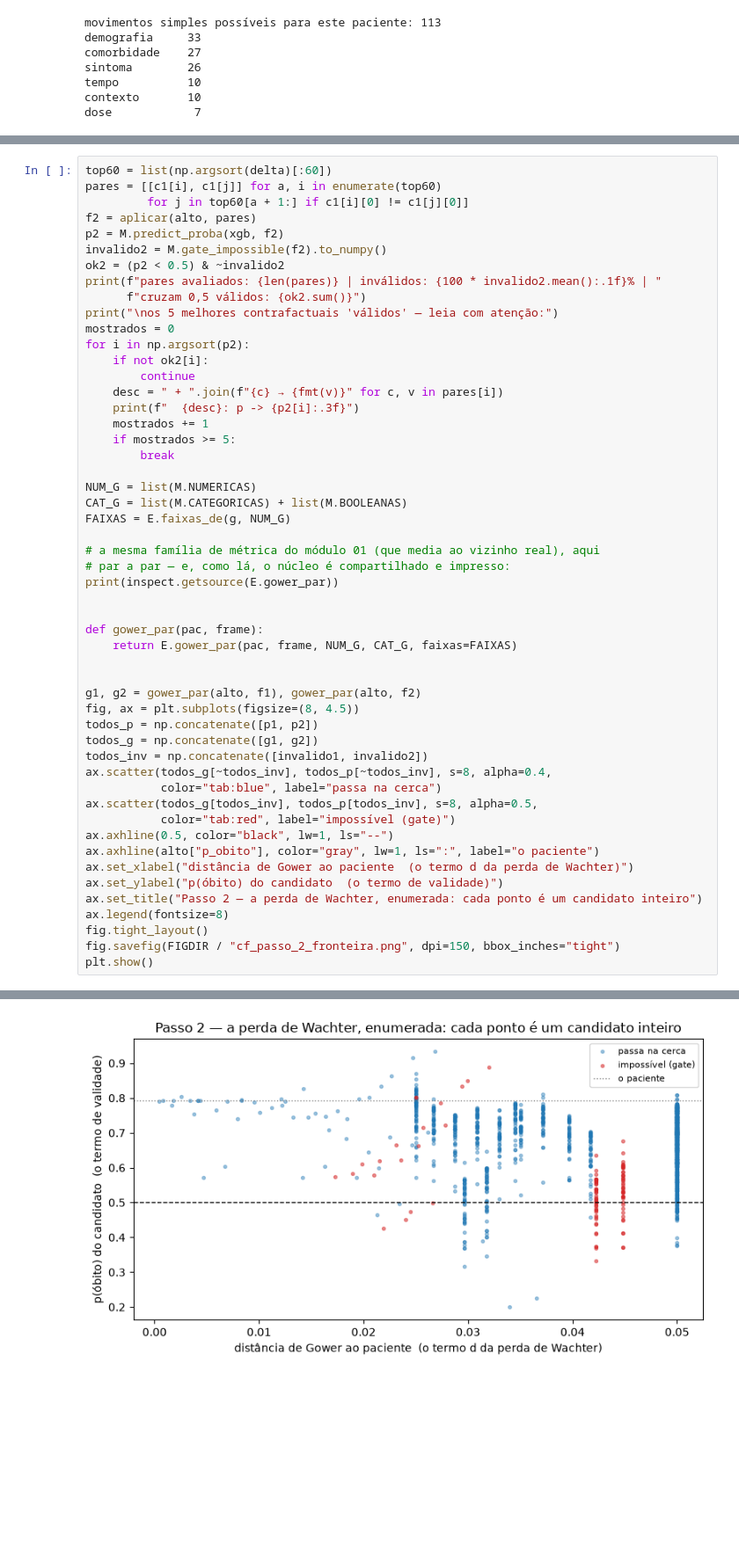
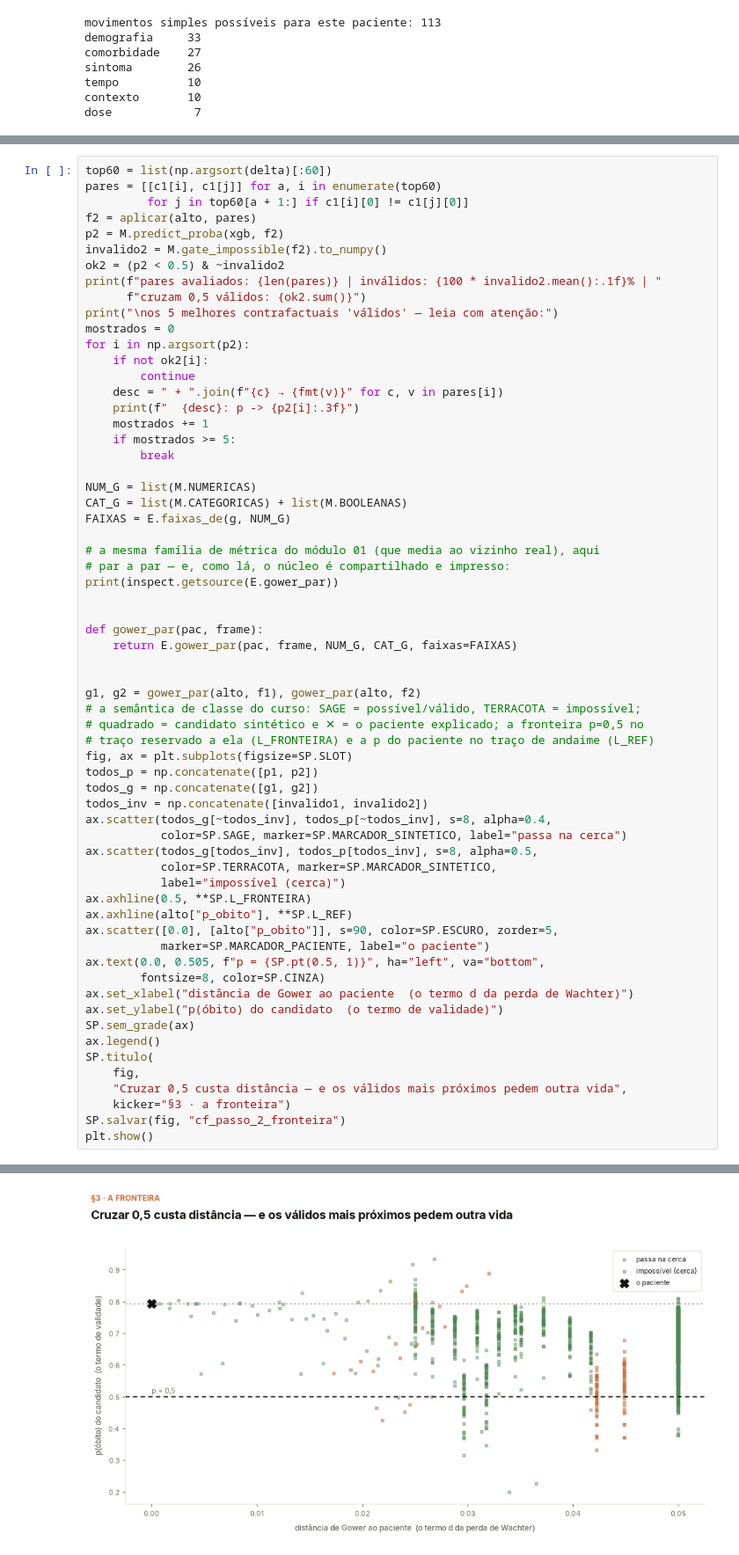
Before and after one commit to wbendinelli/interpretable-ml-lectures, a Jupyter notebook: modules/04-counterfactual/notebooks/cf_walkthrough.ipynb, the cells around one changed output, grey strips where cells are left out. Shown at 88% size. Cells and saved outputs as stored; diff of their text form; blank space fills up the shorter version.

```diff
--- a/modules/04-counterfactual/notebooks/cf_walkthrough.ipynb
+++ b/modules/04-counterfactual/notebooks/cf_walkthrough.ipynb
@@ -334,22 +378,33 @@ def gower_par(pac, frame):
 
 
 g1, g2 = gower_par(alto, f1), gower_par(alto, f2)
-fig, ax = plt.subplots(figsize=(8, 4.5))
+# a semântica de classe do curso: SAGE = possível/válido, TERRACOTA = impossível;
+# quadrado = candidato sintético e ✕ = o paciente explicado; a fronteira p=0,5 no
+# traço reservado a ela (L_FRONTEIRA) e a p do paciente no traço de andaime (L_REF)
+fig, ax = plt.subplots(figsize=SP.SLOT)
 todos_p = np.concatenate([p1, p2])
 todos_g = np.concatenate([g1, g2])
 todos_inv = np.concatenate([invalido1, invalido2])
 ax.scatter(todos_g[~todos_inv], todos_p[~todos_inv], s=8, alpha=0.4,
-           color="tab:blue", label="passa na cerca")
+           color=SP.SAGE, marker=SP.MARCADOR_SINTETICO, label="passa na cerca")
 ax.scatter(todos_g[todos_inv], todos_p[todos_inv], s=8, alpha=0.5,
-           color="tab:red", label="impossível (gate)")
-ax.axhline(0.5, color="black", lw=1, ls="--")
-ax.axhline(alto["p_obito"], color="gray", lw=1, ls=":", label="o paciente")
+           color=SP.TERRACOTA, marker=SP.MARCADOR_SINTETICO,
+           label="impossível (cerca)")
+ax.axhline(0.5, **SP.L_FRONTEIRA)
+ax.axhline(alto["p_obito"], **SP.L_REF)
+ax.scatter([0.0], [alto["p_obito"]], s=90, color=SP.ESCURO, zorder=5,
+           marker=SP.MARCADOR_PACIENTE, label="o paciente")
+ax.text(0.0, 0.505, f"p = {SP.pt(0.5, 1)}", ha="left", va="bottom",
+        fontsize=8, color=SP.CINZA)
 ax.set_xlabel("distância de Gower ao paciente  (o termo d da perda de Wachter)")
 ax.set_ylabel("p(óbito) do candidato  (o termo de validade)")
-ax.set_title("Passo 2 — a perda de Wachter, enumerada: cada ponto é um candidato inteiro")
-ax.legend(fontsize=8)
-fig.tight_layout()
-fig.savefig(FIGDIR / "cf_passo_2_fronteira.png", dpi=150, bbox_inches="tight")
+SP.sem_grade(ax)
+ax.legend()
+SP.titulo(
+    fig,
+    "Cruzar 0,5 custa distância — e os válidos mais próximos pedem outra vida",
+    kicker="§3 · a fronteira")
+SP.salvar(fig, "cf_passo_2_fronteira")
 plt.show()
 # %% [output]
 pares avaliados: 1691 | inválidos: 6.5% | cruzam 0,5 válidos: 68
@@ -372,4 +427,4 @@ def gower_par(
-[figure, old version]
+[figure, new version]
 # %% [markdown]
 ## §4 — O efeito Rashomon: três histórias válidas que se contradizem
 
```
Also changed, not shown: parts of 14 cells of this notebook, 5 other files.
